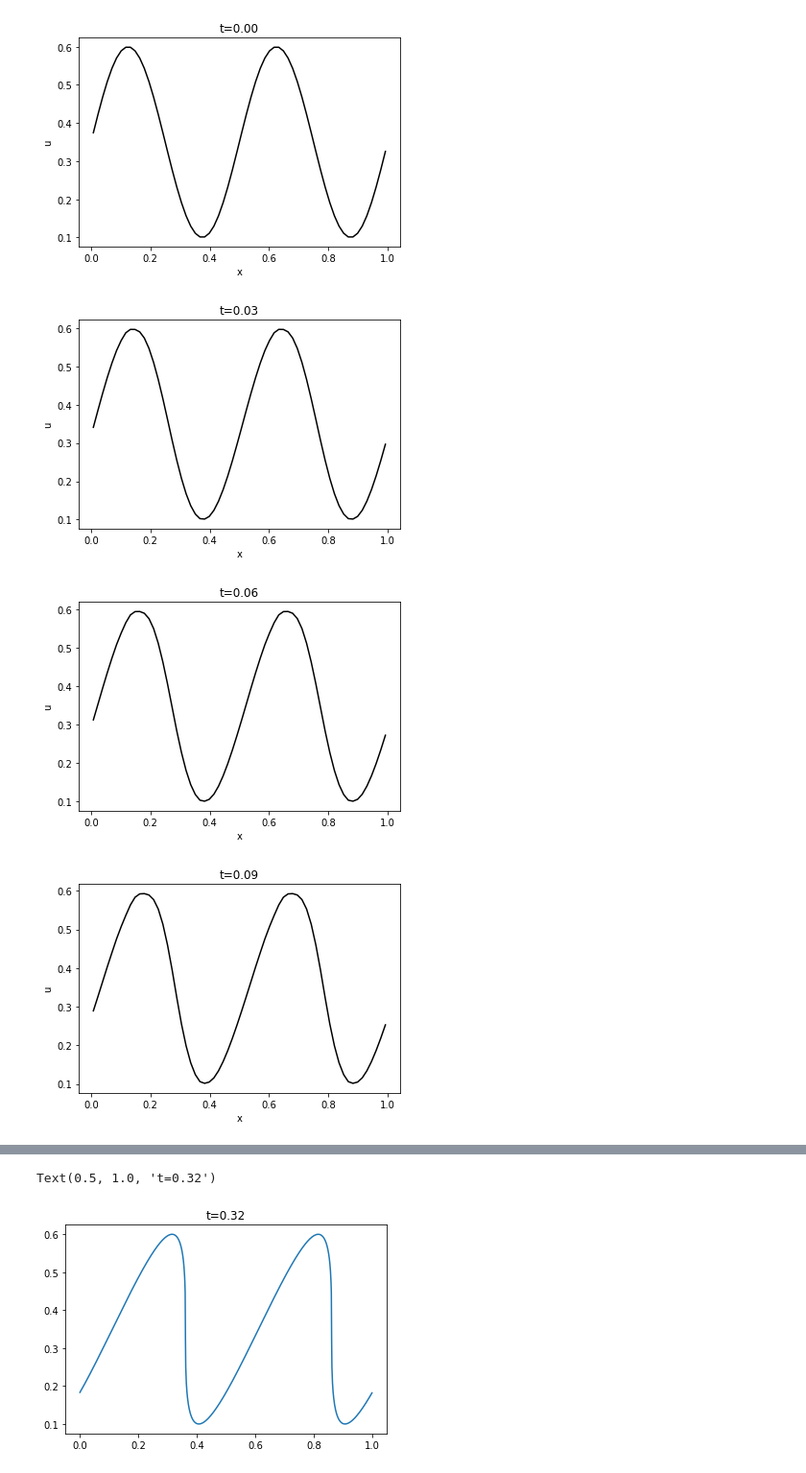
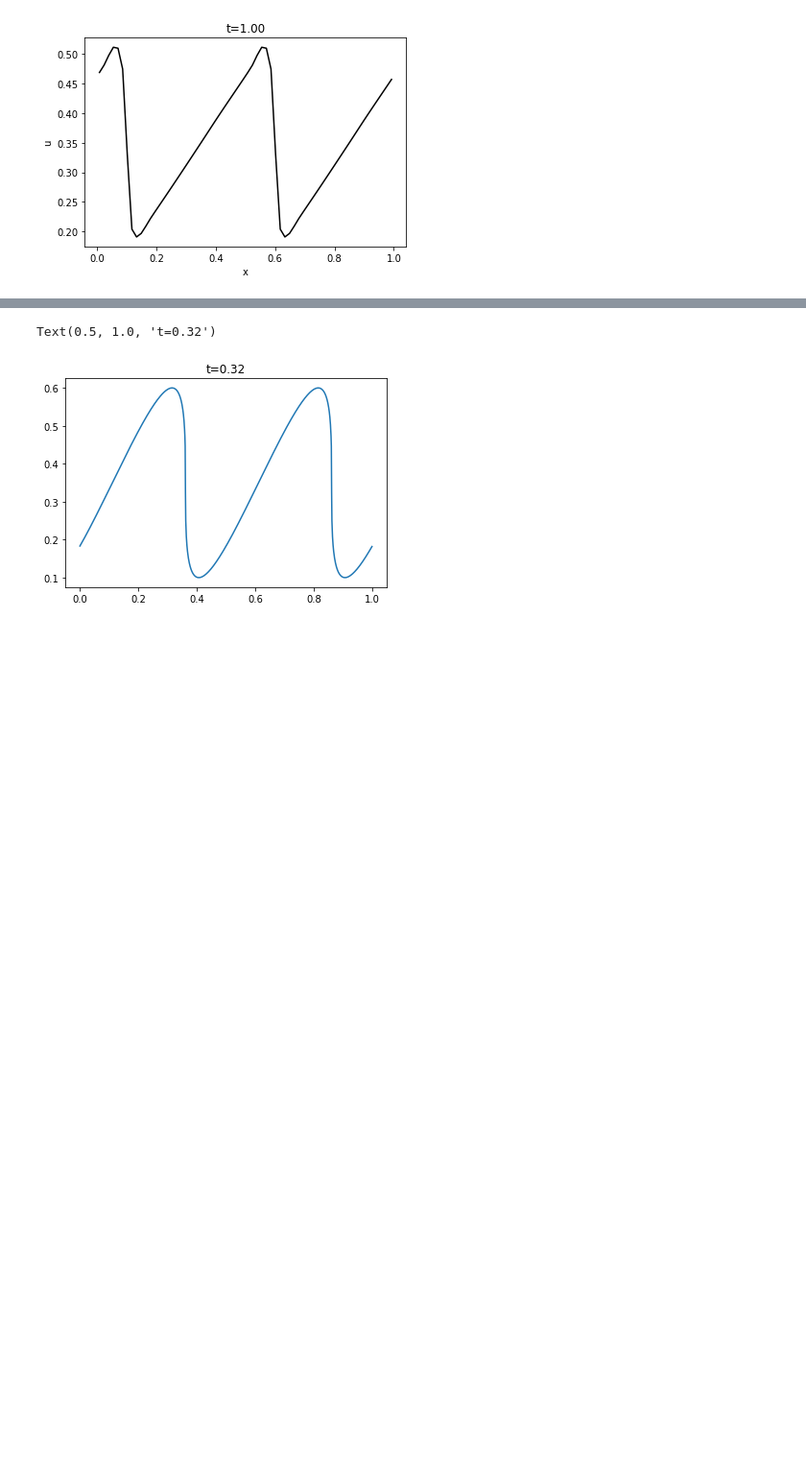
Before and after one commit to JerryChen97/Hydrodynamics, a Jupyter notebook: burgers.ipynb, the cells around one changed output, grey strips where cells are left out. Shown at 96% size. Saved outputs shown, nothing was run; the diff lists cells and outputs as text; code cells hidden in the pictures; blank space fills up the shorter version.

```diff
--- a/burgers.ipynb
+++ b/burgers.ipynb
@@ -11,14 +11,23 @@ from scipy.optimize import fsolve
 # and run the sim and handled the results
 class Burgers(object):
     def __init__(self, Ncells, IC, outCad=0, Nghost=2):
+        # Output cadence -- how often to produce a plot
         self._outCad = outCad
+        # the current time
         self._t = 0.0
+        # number of ghost zones
         self.Nghost=Nghost
         self._N = Ncells+2*self.Nghost
         self._dx = 1.0/Ncells
         self._x = np.linspace((0.5-self.Nghost)*self._dx,1+(self.Nghost-0.5)*self._dx, Ncells+2*self.Nghost)
         self._u = self._setIC(IC, self._x)
         self._dt = 0.25*self._dx
+
+        # store the data
+        self._tList = []
+        self._tList.append(self._t)
+        self._uxList = []
+        self._uxList.append(self._u)
 
     def _setIC(self,IC, x):
         if (IC=="sine"):
@@ -76,6 +85,9 @@ class Burgers(object):
         ubc[-self.Nghost:] = u[self.Nghost:2*self.Nghost]
         return ubc
 
+    """
+    The real evolving step function.
+    """
     def _step(self):
         #Use Runge-Kutta 2
         uhalf = self._u + 0.5*self._dt*self._udot(self._u)
@@ -83,6 +95,8 @@ class Burgers(object):
         self._u += self._dt*self._udot(uhalf)
         self._u = self._applyBC(self._u)
         self._t += self._dt
+        self._tList.append(self._t)
+        self._uxList.append(self._u)
 
     def evolve(self, tf, save=True, show=False):
         while(self._t<tf):
@@ -103,6 +117,7 @@ class Burgers(object):
             plt.show()
         if save:
             plt.savefig("fig_%d.png" % (nstep/self._outCad))
+
     def plotReconstruction(self):
         up,um = self._uPlusMinus(self._u)
         stencil = 0.5*self._dx*np.array([-1,0,1])
@@ -124,32 +139,29 @@ class Burgers(object):
 # %%
 # delete output files from a possible previous run
 os.system('rm fig*.png animation.mp4')
 
 # Parameter values:
 
 # Number of cells in the simulation
 Ncells = 64
 Ncells = 64
 
 # Initial conditions -- 'sine' or 'step'
 IC = 'sine'
 
 # Output cadence -- how often to produce a plot
 outCad = 8
 
 # Final time -- how long to run the simulation for
 tf = 1.0
 
 burgers = Burgers(Ncells, IC, outCad=outCad)
 # If you pass 'show=True', it will display a series of plots;
 # if you pass 'save=True' (the default), it will also save a series of .png plots...
-burgers.evolve(tf, show=True)
+burgers.evolve(tf, show=False)
 
 # ... which you can convert into a movie "animation.mp4".
 # If you're running on Symmetry, you will have to download the animation.mp4 file to your computer to view it.
 os.system('ffmpeg -r 12 -i fig_%d.png -qscale:v 0 -pix_fmt yuv420p -c:v libx264 -crf 20 -r 24 animation.mp4');
 # %% [output]
-[figure, old version]
+[figure, new version]
-[figure, removed]
-[figure, removed]
-[figure, removed]
```
Also changed, not shown: parts of 4 cells of this notebook.
